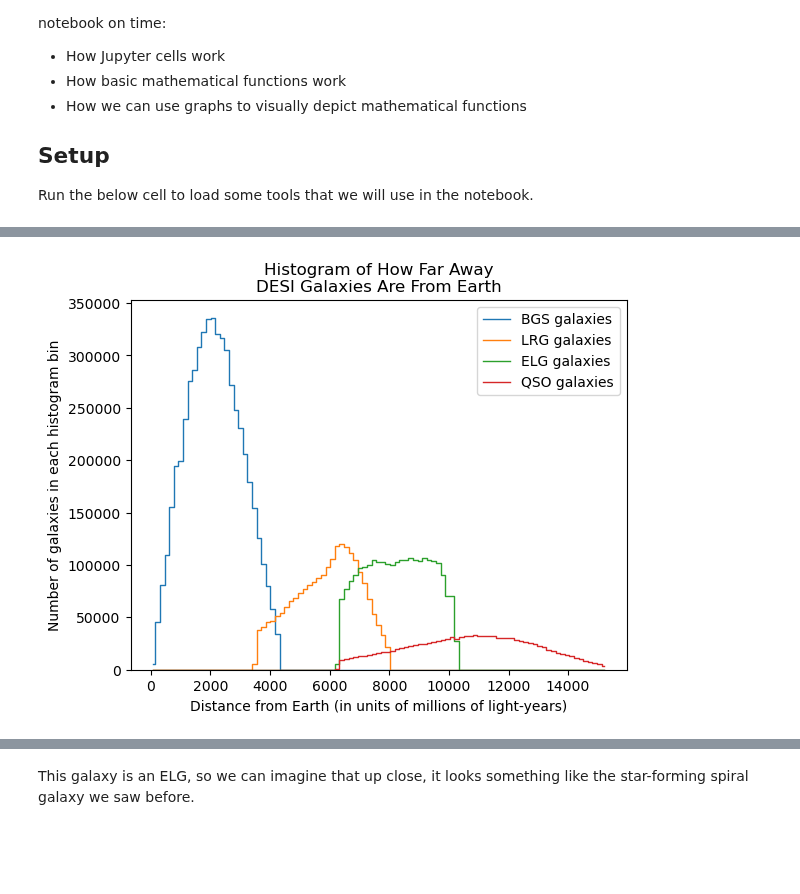
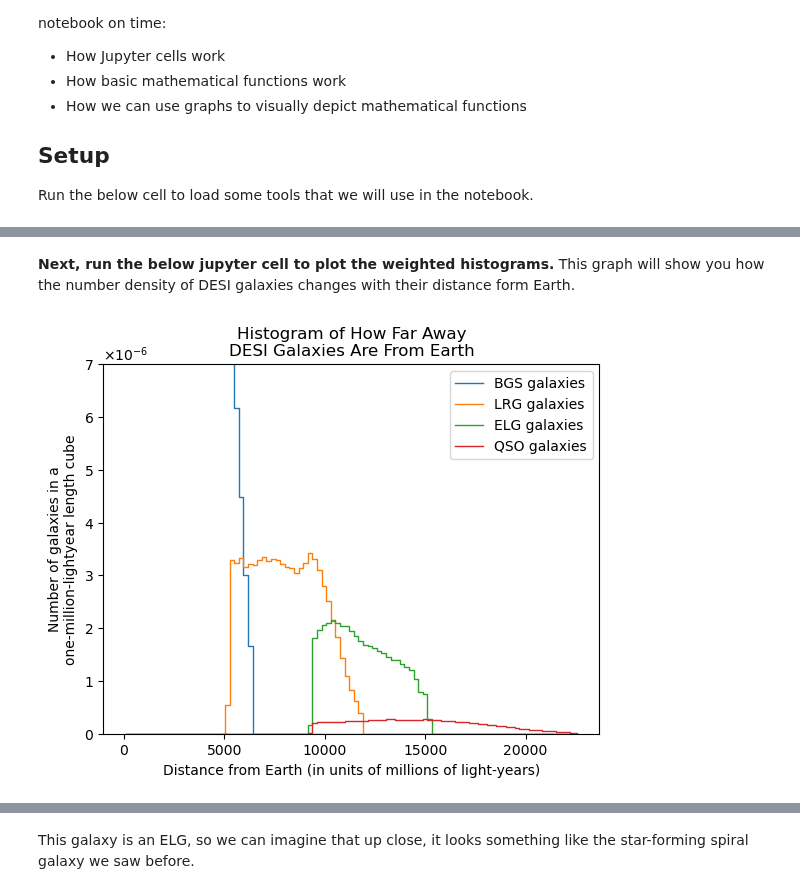
Before and after one commit to DESIHIGH/desihigh, a Jupyter notebook: notebooks/English/DESI_SurveyOverview.ipynb, the cells around one changed output, grey strips where cells are left out. Drawn from its saved outputs; the diff is of its cells as text; code cells hidden in the pictures; blank space fills up the shorter version.

```diff
--- a/notebooks/English/DESI_SurveyOverview.ipynb
+++ b/notebooks/English/DESI_SurveyOverview.ipynb
@@ -43,3 +70,5 @@ get_sky_coverage_fraction('BGS'), get_sky_coverage_fraction('LRG'), get_sky_cove
 # %%
+# Load in DESI data from the file lss_catalogs_nz.pickle
+
 with open('../../data/lss_catalogs_nz.pickle', 'rb') as file:
-    bin_centers, r_min, r_max, bgs_Mlyr_hist, lrg_Mlyr_hist, elg_Mlyr_hist, qso_Mlyr_hist = pickle.load(file)
+    bin_centers, r_min, r_max, bgs_histogram, lrg_histogram, elg_histogram, qso_histogram = pickle.load(file)
@@ -46,17 +110,25 @@ with open('../../data/lss_catalogs_nz.pickle', 'rb') as file:
+# %%
+# Use the above formula to calculate the volume of the spherical shells.
+# As a reminder, you can access the cosntant pi  using np.pi
+# and you can cube a variable using variable_name**3
+
+shell_volumes = # YOUR CODE GOES HERE
+# %% [markdown]
+**Next, run the below jupyter cell to plot the weighted histograms.** This graph will show you how the number density of DESI galaxies changes with their distance form Earth.
 # %%
+# plot number density vs disntace for DESI tracers
+plot_galaxy_distribution(bin_centers, bgs_histogram / (get_sky_coverage_fraction('BGS') * shell_volumes), label='BGS galaxies')
+plot_galaxy_distribution(bin_centers, lrg_histogram / (get_sky_coverage_fraction('LRG') * shell_volumes), label='LRG galaxies')
+plot_galaxy_distribution(bin_centers, elg_histogram / (get_sky_coverage_fraction('ELG') * shell_volumes), label='ELG galaxies')
+plot_galaxy_distribution(bin_centers, qso_histogram / (get_sky_coverage_fraction('QSO') * shell_volumes), label='QSO galaxies')
 
-plot_galaxy_distribution(bin_centers, bgs_Mlyr_hist, label='BGS galaxies')
-plot_galaxy_distribution(bin_centers, lrg_Mlyr_hist, label='LRG galaxies')
-plot_galaxy_distribution(bin_centers, elg_Mlyr_hist, label='ELG galaxies')
-plot_galaxy_distribution(bin_centers, qso_Mlyr_hist, label='QSO galaxies')
-
-plt.gca().set_ylim(bottom=0)
-
+plt.ylim(0, 7e-6)
+plt.ticklabel_format(style='sci', axis='y', scilimits=(0,0), useMathText=True)
 plt.xlabel('Distance from Earth (in units of millions of light-years)')
-plt.ylabel('Number of galaxies in each histogram bin')
+plt.ylabel('Number of galaxies in a\none-million-lightyear length cube')
 plt.title('Histogram of How Far Away\nDESI Galaxies Are From Earth')
 
 plt.legend()
 plt.show()
 # %% [output]
-[figure, old version]
+[figure, new version]
```
Also changed, not shown: parts of 38 cells of this notebook, 5 other files.
